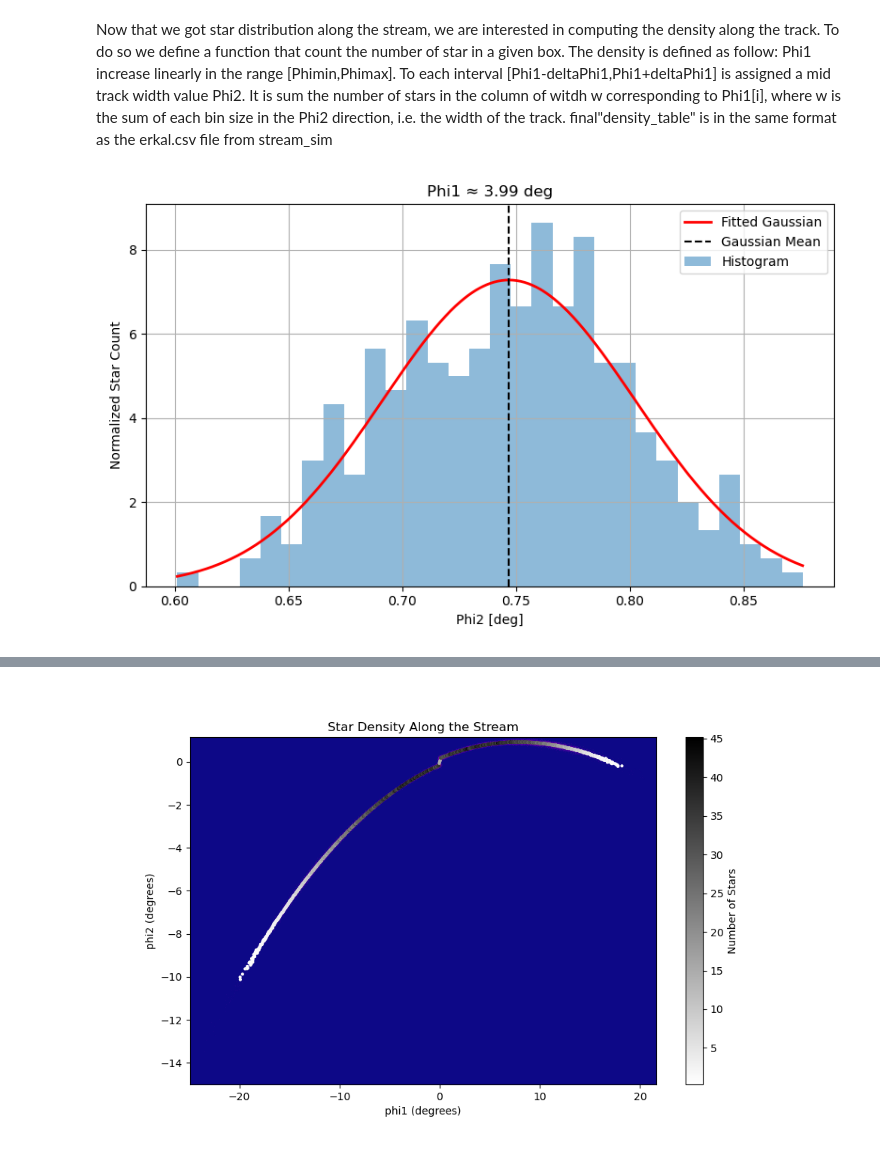
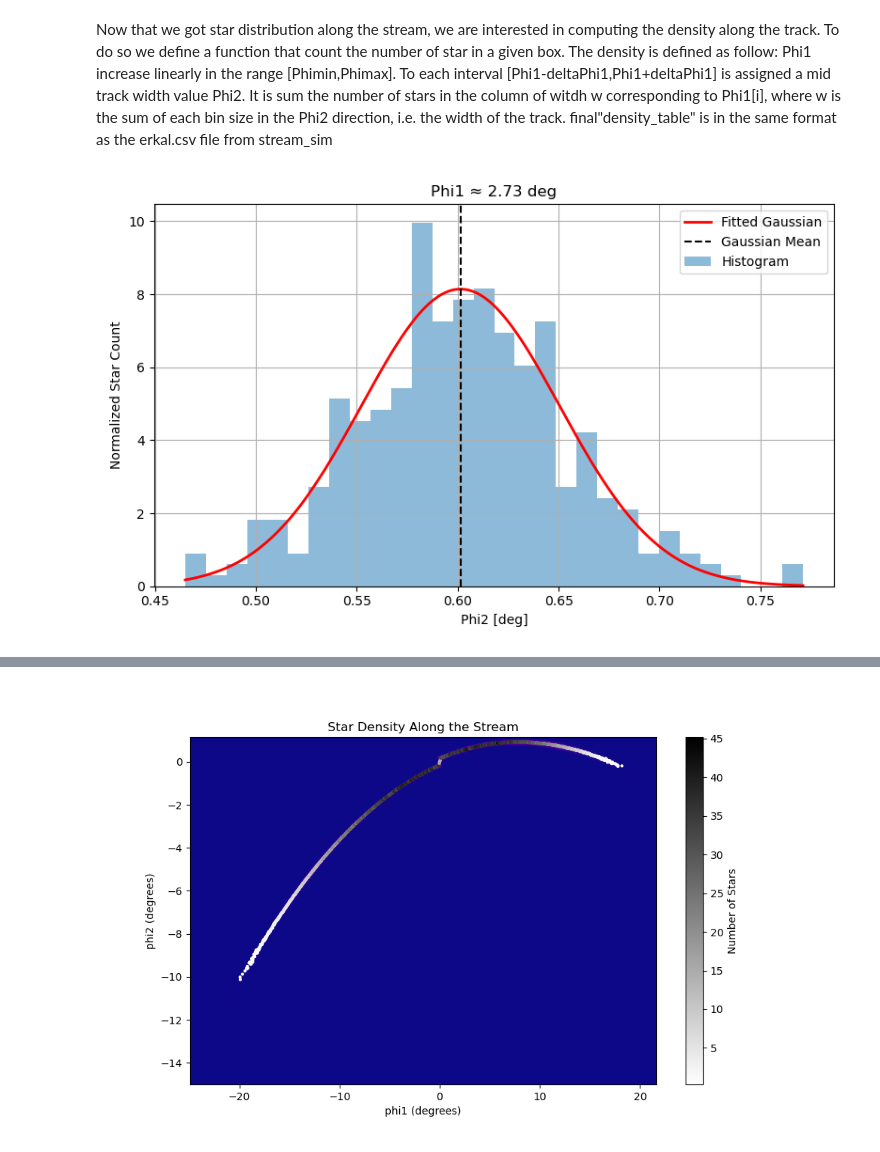
Before and after one commit to LSSTDESC/stream_sim, a Jupyter notebook: notebooks/stream_sim_galpy.ipynb, the cells around one changed output, grey strips where cells are left out. Saved outputs shown, nothing was run; the diff lists cells and outputs as text; code cells hidden in the pictures.

```diff
--- a/notebooks/stream_sim_galpy.ipynb
+++ b/notebooks/stream_sim_galpy.ipynb
@@ -354,9 +352,9 @@ stream_track_density = sutils.StreamInterpolateTrackDensity(s_stars_phi12)
 density_table = stream_track_density.compute_density(delta_phi1=0.02, phi1_width=0.02) #same format as erkal (Phi1,Phi2,nstars,width)
 # %%
 #Check if fit works
-stream_track_density.plot_phi2_slice(phi1_target=4)
+stream_track_density.plot_phi2_slice(phi1_target=2.74)
 # %% [output]
-[figure, old version]
+[figure, new version]
 # %%
 ### Save data file to csv
 # base_dir = os.path.abspath(os.path.join(os.getcwd(), '..'))
```
Also changed, not shown: parts of 3 cells of this notebook, 4 other files.
